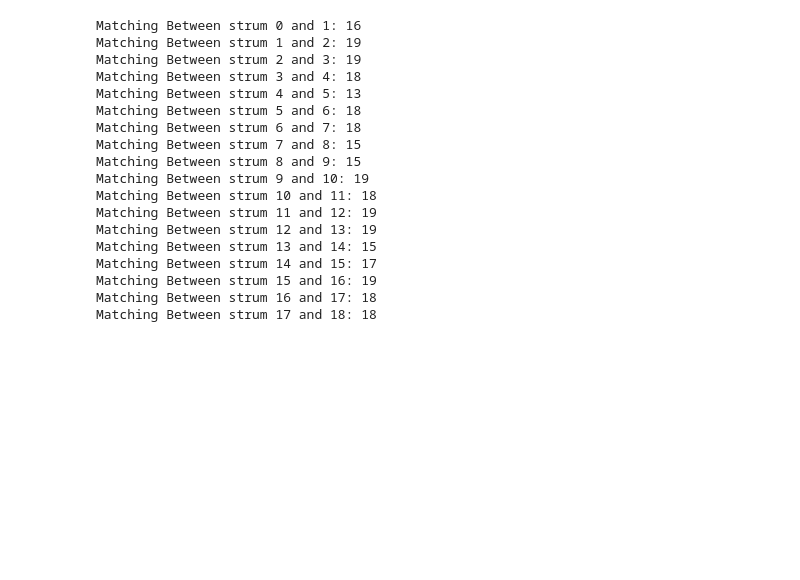
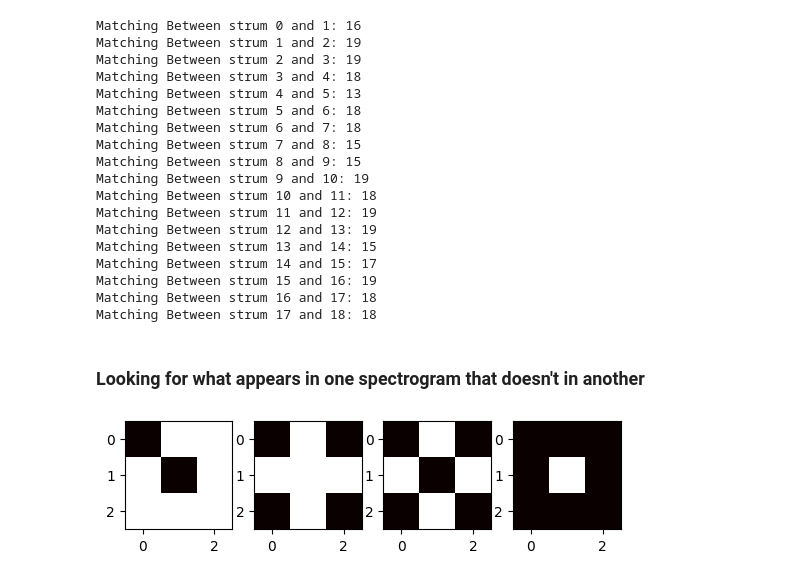
Before and after one commit to RosieBi/Bass_Learning, a Jupyter notebook: Music_Transcription/spectrogram_array.ipynb, the cells around one changed output. Saved outputs shown, nothing was run; the diff lists cells and outputs as text; code cells hidden in the pictures; blank space fills up the shorter version.

Commit message:
finding differences between spectrograms using bitwise operands

```diff
--- a/Music_Transcription/spectrogram_array.ipynb
+++ b/Music_Transcription/spectrogram_array.ipynb
@@ -261,3 +261,35 @@ Matching Between strum 14 and 15: 17
 Matching Between strum 15 and 16: 19
 Matching Between strum 16 and 17: 18
 Matching Between strum 17 and 18: 18
+# %% [markdown]
+### Looking for what appears in one spectrogram that doesn't in another
+# %%
+### binary arrays - db>0 -> 1, db<=0 -> 0
+
+arr_a = np.array([[0,1,1],
+                  [1,0,1],
+                  [1,1,1]])
+
+arr_b = np.array([[0,1,0],
+                  [1,1,1],
+                  [0,1,0]])
+
+#perform AND so that only positives in A which appear in b will be masked off
+arr_c = np.bitwise_and(arr_a, arr_b)
+
+arr_d = arr_b - arr_c
+
+figure, axis = plt.subplots(1, 4)
+
+
+axis[0].imshow(arr_a, cmap='hot', interpolation='nearest')
+
+axis[1].imshow(arr_b, cmap='hot', interpolation='nearest')
+
+axis[2].imshow(arr_c, cmap='hot', interpolation='nearest')
+
+axis[3].imshow(arr_d, cmap='hot', interpolation='nearest')
+
+plt.show()
+# %% [output]
+[figure, added]
```
Also changed, not shown: parts of 7 cells of this notebook.
